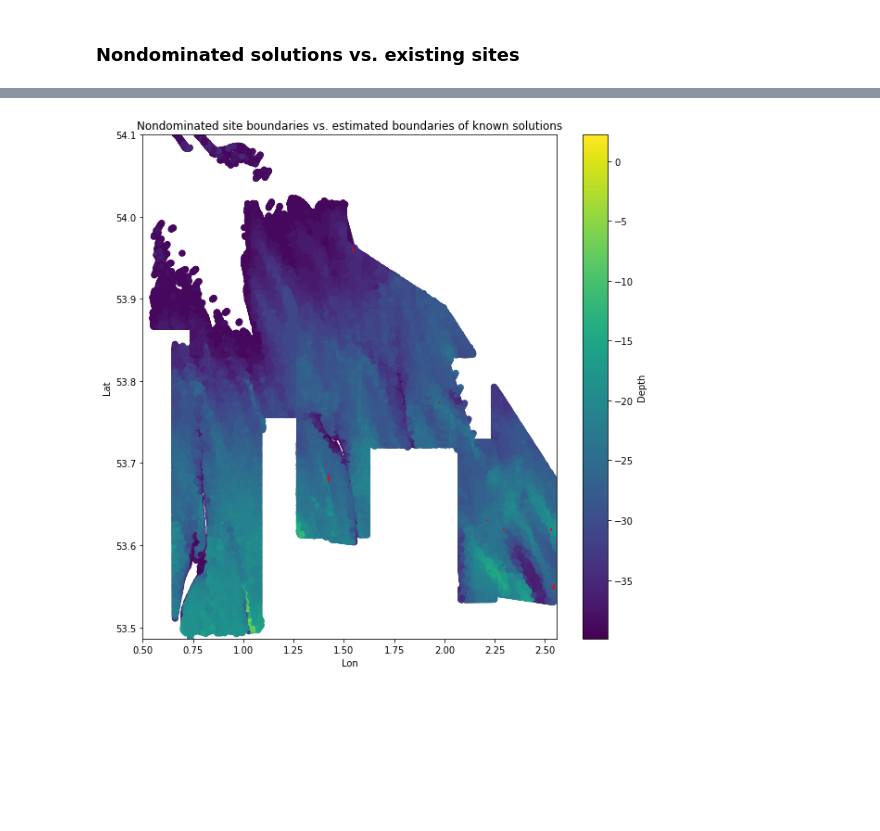
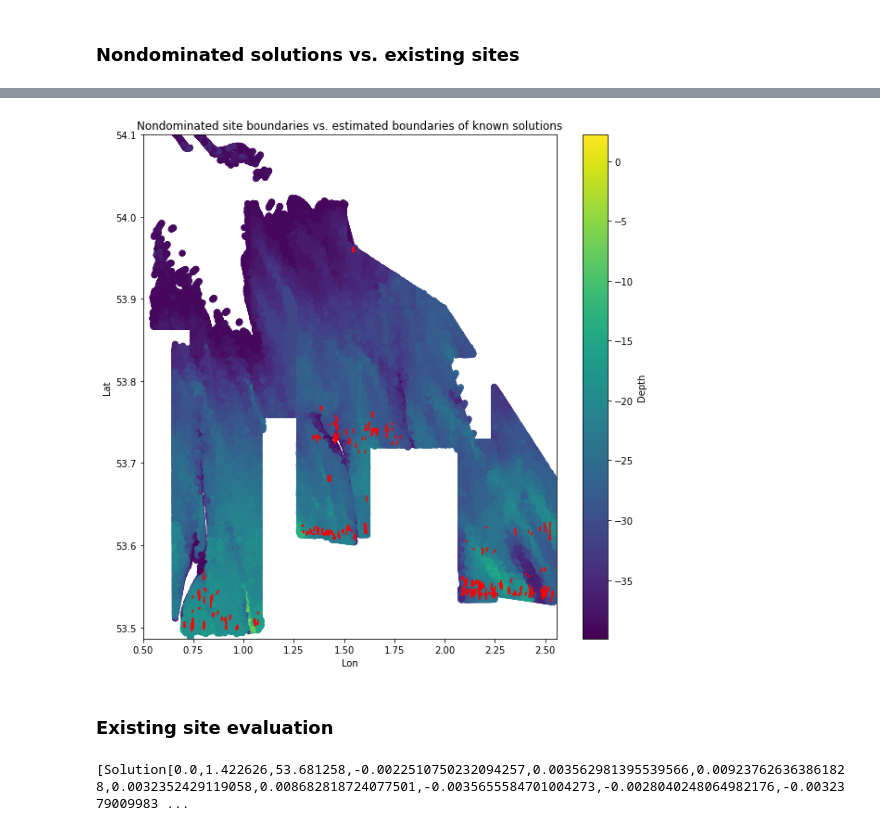
Before and after one commit to Cutwell/plymouth-university-proj518, a Jupyter notebook: platypus.ipynb, the cells around one changed output, grey strips where cells are left out. Drawn from its saved outputs; the diff is of its cells as text; code cells hidden in the pictures; blank space fills up the shorter version.

```diff
--- a/platypus.ipynb
+++ b/platypus.ipynb
@@ -292,7 +295,7 @@ data = pd.read_csv("UK east coast velocity potential bathymetry.csv")
 # NOTE: experimentally defined, enclosing area of map with depth >40m
 lat_range = (53.486257927, 54.1)
 lon_range = (0.5, 2.5571098)
-days_range = (0, 288)
+days_range = (0, 228)
 
 print(f"Latitude range: {lat_range}, Longitude range: {lon_range}")
 
@@ -347,10 +350,8 @@ problem = OWF(
     shipping_density=shipping_density,
 )
 # %%
-# run the optimisation using multiprocessing
-with MultiprocessingMapEvaluator(num_cores=1) as evaluator:
-    algorithm = NSGAII(problem, population_size=100, variator=GAOperator(CustomSBX(), PM()), evaluator=evaluator)
-    algorithm.run(5000)
+algorithm = NSGAII(problem, population_size=200, variator=GAOperator(CustomSBX(), PM()))
+algorithm.run(10000)
 # %%
 # get feasible and nondominated solutions
 feasible_solutions = [s for s in algorithm.result if s.feasible]
@@ -361,7 +362,6 @@ nondominated_sort(feasible_solutions)   # rank feasible solutions
 # convert results to pandas dataframe
 results = pd.DataFrame(
     columns=[
-        "Rank",
         "rotation",
         "center_lon",
         "center_lat",
@@ -378,12 +378,13 @@ results = pd.DataFrame(
         "Stability",
         "Shipping Density",
         "Wrecks and Obstructions",
+        "Rank",
     ]
 )
 
 # read nondominated solutions into dataframe
 for i, solution in enumerate(feasible_solutions):
-    results.loc[i] = [solution.rank, *solution.variables[:], *solution.objectives]
+    results.loc[i] = [*solution.variables[:], *solution.objectives, solution.rank]
 
 print(f"Ranks: {len(set(results['Rank']))}, Nondominated: {len(results.loc[results['Rank'] == 0])}")
 # %% [output]
@@ -479,4 +571,4 @@ plt.show()
 # %% [markdown]
 ### Nondominated solutions vs. existing sites
 # %%
-nondominated_solutions = results.loc[results['Rank'] == 0]
+nondominated_solutions = results.loc[results['Rank'] == 0.0]
@@ -577,10 +695,20 @@ ax.set_title("Nondominated site boundaries vs. estimated boundaries of known sol
 map = ax.scatter(admiralty_df['Lon'], admiralty_df['Lat'], c=admiralty_df['Depth'], cmap='viridis')
 
 # construct polygons from quads
-for idx, row in points.iterrows():
-    q1, q2, q3, q4 = (row["q1_lon"], row["q1_lat"]), (row["q2_lon"], row["q2_lat"]), (row["q3_lon"], row["q3_lat"]), (row["q4_lon"], row["q4_lat"])
+for idx, row in known_solutions.iterrows():
+    x = row.to_numpy()
 
-    p = np.array([q1, q2, q3, q4])
+    rotation = x[0]
+    center = x[1:3]
+    q1, q2, q3, q4 = x[3:5], x[5:7], x[7:9], x[9:11]
+
+    # calculate corner coordinates from center and q offset
+    q1_coord = [center[0] + q1[0], center[1] + q1[1]]
+    q2_coord = [center[0] + q2[0], center[1] + q2[1]]
+    q3_coord = [center[0] + q3[0], center[1] + q3[1]]
+    q4_coord = [center[0] + q4[0], center[1] + q4[1]]
+
+    p = np.array([q1_coord, q2_coord, q3_coord, q4_coord])
 
     polygon = Polygon(p)
 
@@ -593,38 +721,57 @@ for i in range(0, nondominated_solutions.shape[0]):
     x = x.to_numpy()
 
     # read solution into variables
-    rotation = x[1]
-    center = x[2:4]
-    q1, q2, q3, q4 = x[4:6], x[6:8], x[8:10], x[10:12]
+    rotation = x[0]
+    center = x[1:3]
+    q1, q2, q3, q4 = x[3:5], x[5:7], x[7:9], x[9:11]
 
     # calculate corner coordinates from center and q offset
     # REVERSE XY from LAT LON to LON LAT
     q1_coord = [center[0] + q1[0], center[1] + q1[1]]
     q2_coord = [center[0] + q2[0], center[1] + q2[1]]
     q3_coord = [center[0] + q3[0], center[1] + q3[1]]
     q4_coord = [center[0] + q4[0], center[1] + q4[1]]
 
     # rotation corner coordinates by rotation angle
     p = np.array([q1_coord, q2_coord, q3_coord, q4_coord])
 
     polygon = Polygon(p)
     # rotate polygon by rotation angle about center coordinate
     polygon = affinity.rotate(polygon, rotation, origin=center)
 
     patch = PolygonPatch(polygon, fc="#FF0000", ec="#FF0000", fill=True)
     ax.add_patch(patch)
 
 ax.set_xlabel('Lon')
 ax.set_ylabel('Lat')
 
 # set axis limits to viable area
 ax.set_xlim(lon_range)
 ax.set_ylim(lat_range)
 
+
 # add a legend indicating the depth of each point
 cbar = fig.colorbar(map, ax=ax)
 cbar.set_label('Depth')
 
 pl.show()
 # %% [output]
-[figure, old version]
+[figure, new version]
+# %% [markdown]
+### Existing site evaluation
+# %%
+# generate solution objects for known locations
+existing_solutions = []
+
+for idx, row in known_solutions.iterrows():
+    sol = Solution(problem)
+    sol.variables[:] = list(known_solutions.loc[idx])
+    problem.evaluate(sol, verbose=True) # update objectives and constraints fitness
+
+    setattr(sol, 'is_known', True)  # mark solution as known solution
+
+    existing_solutions.append(sol)
+
+print(existing_solutions)
+# %% [output]
+[Solution[0.0,1.422626,53.681258,-0.0022510750232094257,0.003562981395539566,0.009237626363861828,0.0032352429119058,0.008682818724077501,-0.0035655584701004273,-0.0028040248064982176,-0.0032379009983 ...
```
Also changed, not shown: parts of 29 cells of this notebook, 59 other files.
